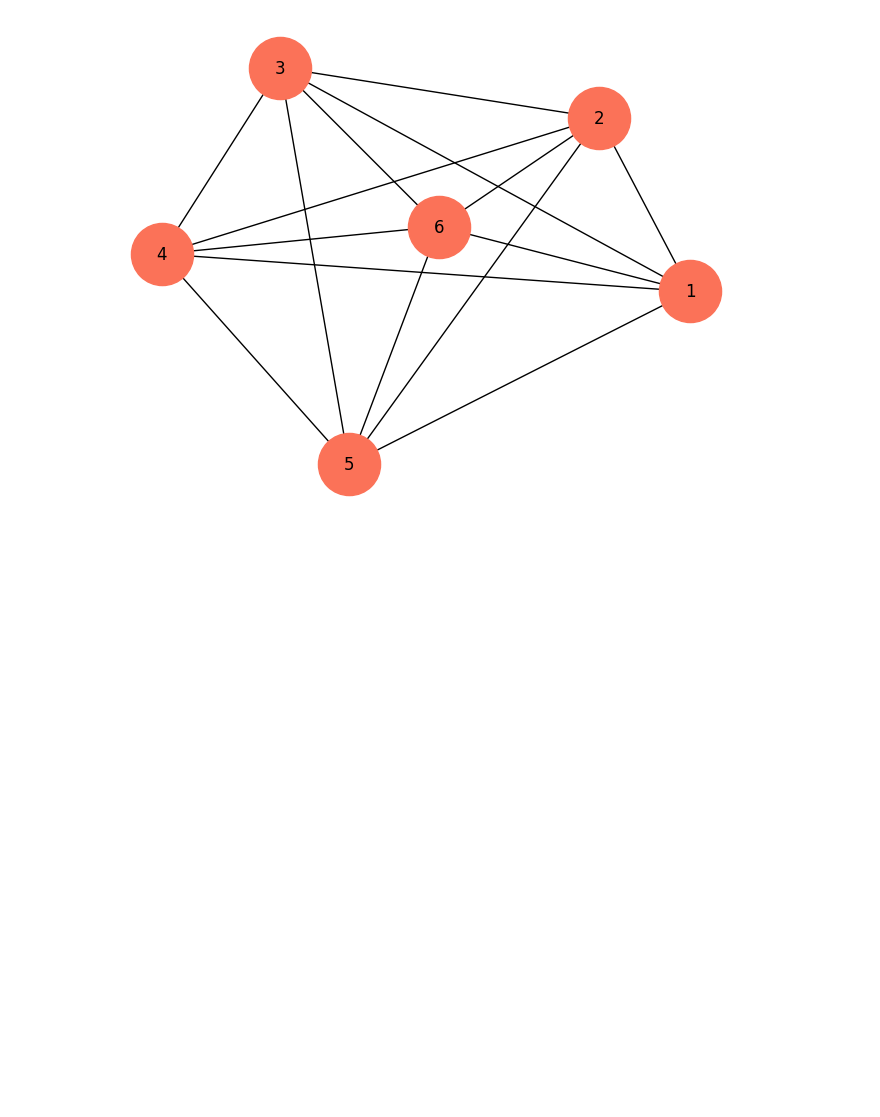
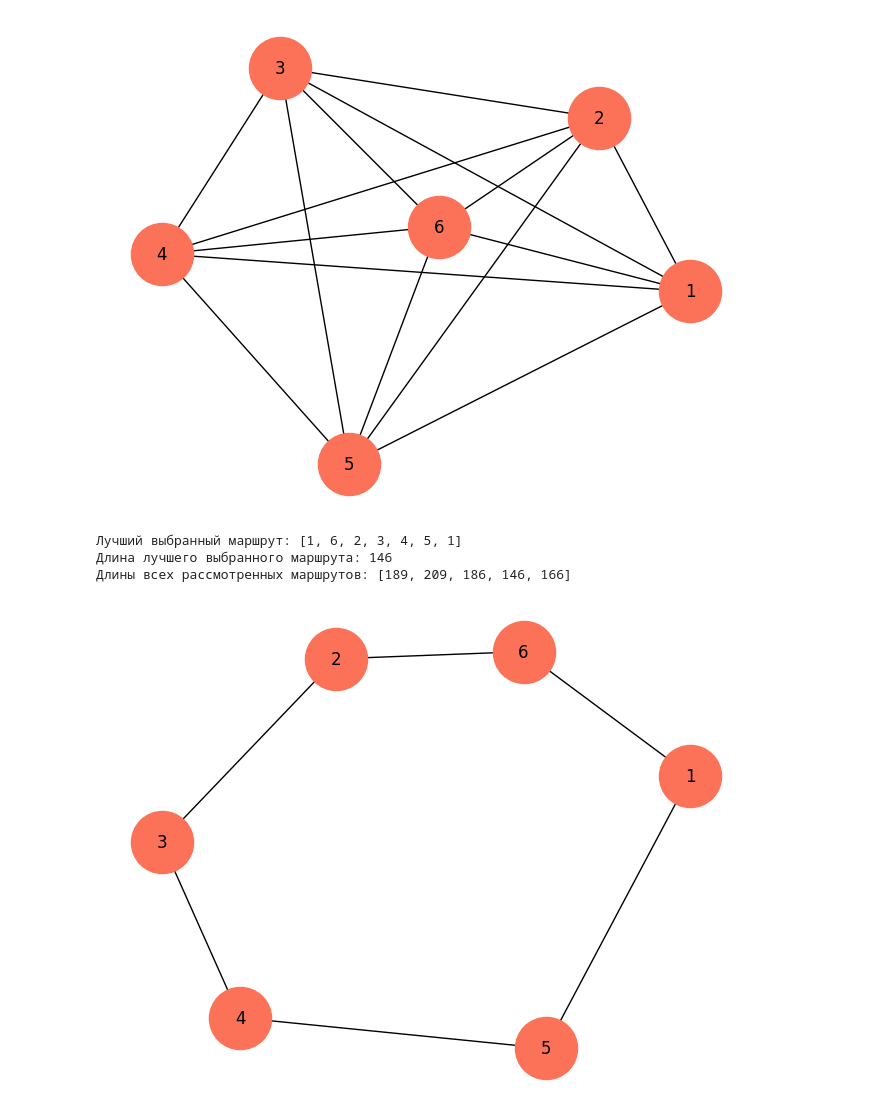
Before and after one commit to Tofuress/omo, a Jupyter notebook: РТ ОМО 3.ipynb, the cells around one changed output. Cells and saved outputs as stored; diff of their text form; code cells hidden in the pictures; blank space fills up the shorter version.

```diff
--- a/РТ ОМО 3.ipynb
+++ b/РТ ОМО 3.ipynb
@@ -105,3 +105,23 @@ graph.add_weighted_edges_from(distances)
 nx.draw_kamada_kawai(graph, node_color = '#fb7258', node_size = 2000, with_labels = True)
 # %% [output]
 [figure]
+# %%
+def edgeLength(i, j, distances, roundTrip = True):
+    if roundTrip:
+        return max([(item[2] if (item[0] == i and item[1] == j) or (item[1] == i and item[0] == j) else -1)
+        for item in distances])
+    else:
+        return max([(item[2] if (item[0] == i and item[1] == j) else -1) for item in distances])
+# %%
+def routeLength(V, distances):
+    edges = []
+    for i in range(len(V) - 1):
+        edges.append(edgeLength(V[i], V[i + 1], distances))
+    return sum(edges)
+# %%
+def routeOneReplacement(arrV, Z, replacementByName = True):
+    decrement = 1 if replacementByName else 0
+
+    arrV[Z[0] - decrement], arrV[Z[1] - decrement] = arrV[Z[1] - decrement], arrV[Z[0] - decrement]
+
+    return arrV
@@ -107,0 +159,26 @@ nx.draw_kamada_kawai(graph, node_color = '#fb7258', node_size = 2000, with_label
+# %%
+def drawRouteGraph(distances, bestRoute):
+    newDistances = []
+    for i in range(len(bestRoute) - 1):
+        for distance in distances:
+            if distance[0] == bestRoute[i] and distance[1] == bestRoute[i + 1] or distance[1] == bestRoute[i] and distance[0] == bestRoute[i + 1]:
+                newDistances.append(distance)
+
+    graph = nx.Graph()
+
+    graph.add_weighted_edges_from(newDistances)
+
+    nx.draw_kamada_kawai(graph, node_color='#fb7258', node_size=2000, with_labels=True)
+# %%
+bestRoute, arrLength = chooseRoute(distances, V, Z, T, P)
+
+print(f'Лучший выбранный маршрут: {bestRoute}')
+print(f'Длина лучшего выбранного маршрута: {routeLength(bestRoute, distances)}')
+print(f'Длины всех рассмотренных маршрутов: {arrLength}')
+
+drawRouteGraph(distances, bestRoute)
+# %% [output]
+Лучший выбранный маршрут: [1, 6, 2, 3, 4, 5, 1]
+Длина лучшего выбранного маршрута: 146
+Длины всех рассмотренных маршрутов: [189, 209, 186, 146, 166]
+[figure, added]
```
Also changed, not shown: parts of 2 cells of this notebook, 1 other file.
